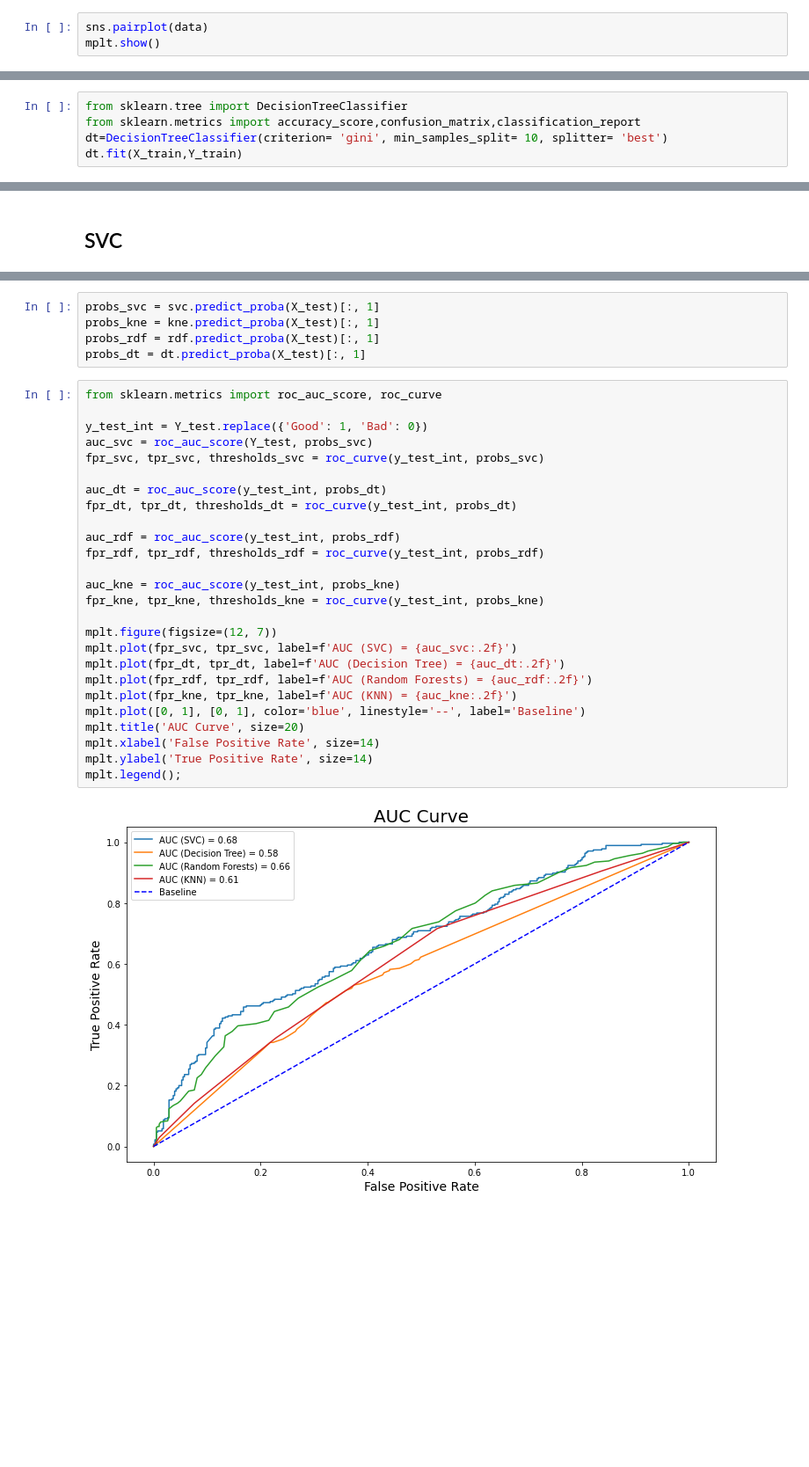
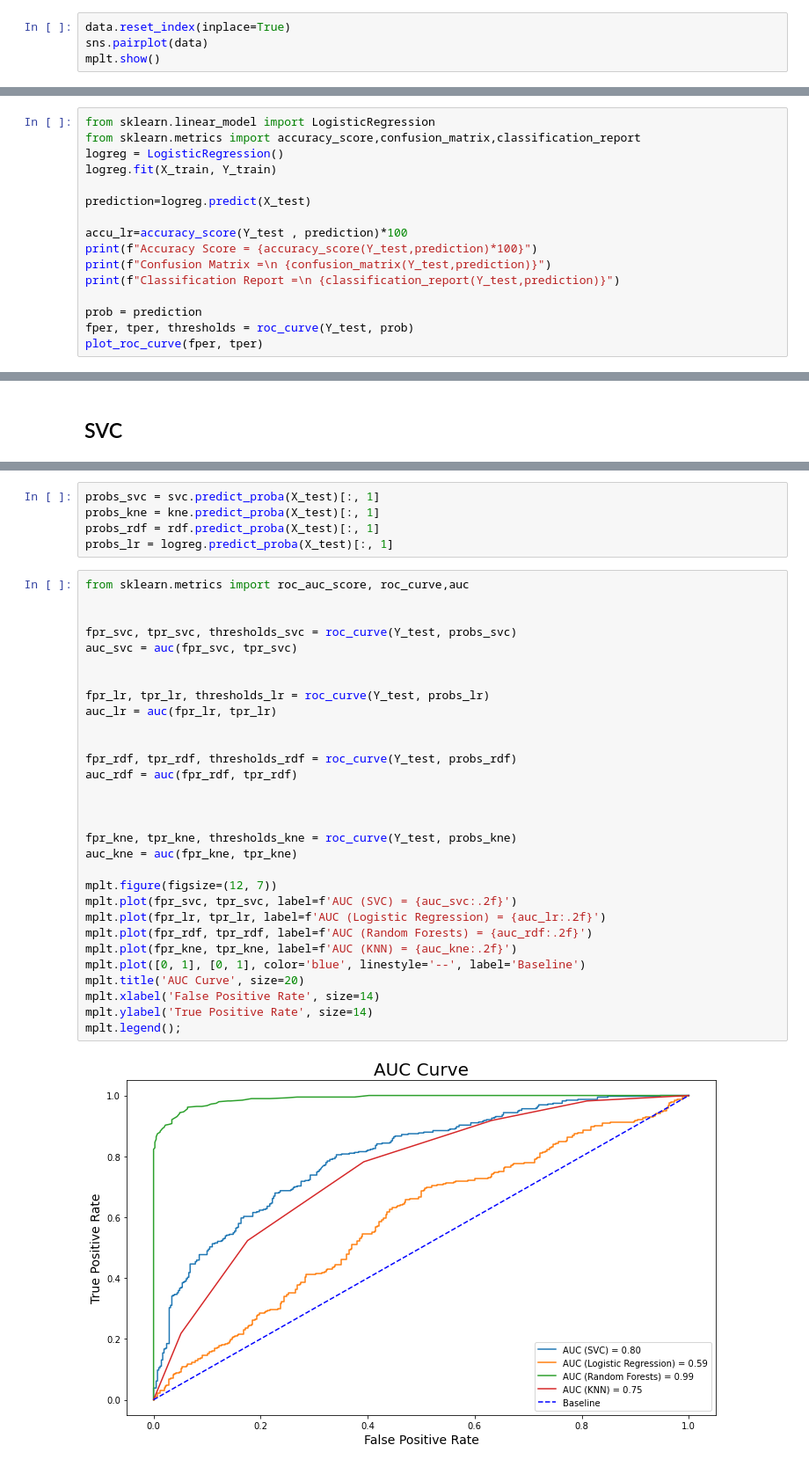
Before and after one commit to thesua7/Water-Potability-Prediction, a Jupyter notebook: Water Quality Prediction.ipynb, the cells around one changed output, grey strips where cells are left out. Shown at 88% size. Drawn from its saved outputs; the diff is of its cells as text; blank space fills up the shorter version.

```diff
--- a/Water Quality Prediction.ipynb
+++ b/Water Quality Prediction.ipynb
@@ -175,6 +204,7 @@ mplt.show()
 # %% [markdown]
 #### Visualizing with pairplot
 # %%
+data.reset_index(inplace=True)
 sns.pairplot(data)
 mplt.show()
 # %% [output]
@@ -291,6 +299,17 @@ X_train, X_test, Y_train, Y_test = train_test_split(x,y, test_size= 0.2, random_
 # %%
-from sklearn.tree import DecisionTreeClassifier
+from sklearn.linear_model import LogisticRegression
 from sklearn.metrics import accuracy_score,confusion_matrix,classification_report
-dt=DecisionTreeClassifier(criterion= 'gini', min_samples_split= 10, splitter= 'best')
-dt.fit(X_train,Y_train)
+logreg = LogisticRegression()
+logreg.fit(X_train, Y_train)
+
+prediction=logreg.predict(X_test)
+
+accu_lr=accuracy_score(Y_test , prediction)*100
+print(f"Accuracy Score = {accuracy_score(Y_test,prediction)*100}")
+print(f"Confusion Matrix =\n {confusion_matrix(Y_test,prediction)}")
+print(f"Classification Report =\n {classification_report(Y_test,prediction)}")
+
+prob = prediction
+fper, tper, thresholds = roc_curve(Y_test, prob)
+plot_roc_curve(fper, tper)
 # %% [output]
@@ -427,34 +428,38 @@ plot_roc_curve(fper, tper)
 probs_svc = svc.predict_proba(X_test)[:, 1]
 probs_kne = kne.predict_proba(X_test)[:, 1]
 probs_rdf = rdf.predict_proba(X_test)[:, 1]
-probs_dt = dt.predict_proba(X_test)[:, 1]
+probs_lr = logreg.predict_proba(X_test)[:, 1]
 # %%
-from sklearn.metrics import roc_auc_score, roc_curve
+from sklearn.metrics import roc_auc_score, roc_curve,auc
 
-y_test_int = Y_test.replace({'Good': 1, 'Bad': 0})
-auc_svc = roc_auc_score(Y_test, probs_svc)
-fpr_svc, tpr_svc, thresholds_svc = roc_curve(y_test_int, probs_svc)
 
-auc_dt = roc_auc_score(y_test_int, probs_dt)
-fpr_dt, tpr_dt, thresholds_dt = roc_curve(y_test_int, probs_dt)
+fpr_svc, tpr_svc, thresholds_svc = roc_curve(Y_test, probs_svc)
+auc_svc = auc(fpr_svc, tpr_svc)
 
-auc_rdf = roc_auc_score(y_test_int, probs_rdf)
-fpr_rdf, tpr_rdf, thresholds_rdf = roc_curve(y_test_int, probs_rdf)
 
-auc_kne = roc_auc_score(y_test_int, probs_kne)
-fpr_kne, tpr_kne, thresholds_kne = roc_curve(y_test_int, probs_kne)
+fpr_lr, tpr_lr, thresholds_lr = roc_curve(Y_test, probs_lr)
+auc_lr = auc(fpr_lr, tpr_lr)
+
+
+fpr_rdf, tpr_rdf, thresholds_rdf = roc_curve(Y_test, probs_rdf)
+auc_rdf = auc(fpr_rdf, tpr_rdf)
+
+
+
+fpr_kne, tpr_kne, thresholds_kne = roc_curve(Y_test, probs_kne)
+auc_kne = auc(fpr_kne, tpr_kne)
 
 mplt.figure(figsize=(12, 7))
 mplt.plot(fpr_svc, tpr_svc, label=f'AUC (SVC) = {auc_svc:.2f}')
-mplt.plot(fpr_dt, tpr_dt, label=f'AUC (Decision Tree) = {auc_dt:.2f}')
+mplt.plot(fpr_lr, tpr_lr, label=f'AUC (Logistic Regression) = {auc_lr:.2f}')
 mplt.plot(fpr_rdf, tpr_rdf, label=f'AUC (Random Forests) = {auc_rdf:.2f}')
 mplt.plot(fpr_kne, tpr_kne, label=f'AUC (KNN) = {auc_kne:.2f}')
 mplt.plot([0, 1], [0, 1], color='blue', linestyle='--', label='Baseline')
 mplt.title('AUC Curve', size=20)
 mplt.xlabel('False Positive Rate', size=14)
 mplt.ylabel('True Positive Rate', size=14)
 mplt.legend();
 # %% [output]
-[figure, old version]
+[figure, new version]
 # %%
 models = pd.DataFrame({
```
Also changed, not shown: parts of 46 cells of this notebook.
